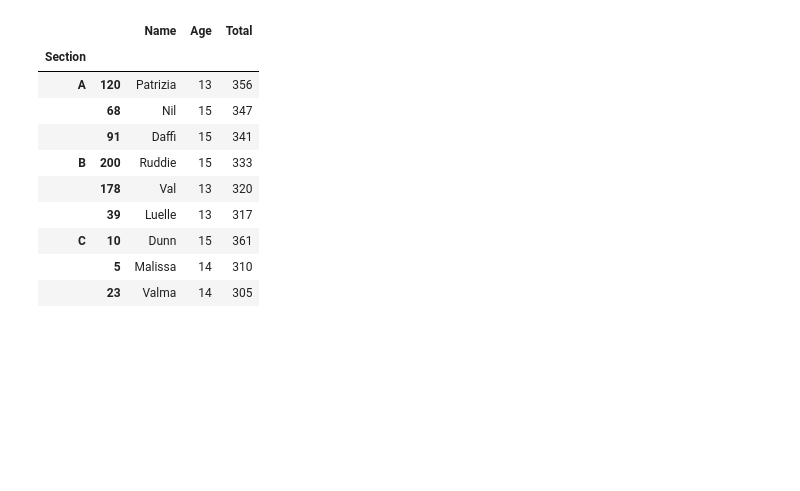
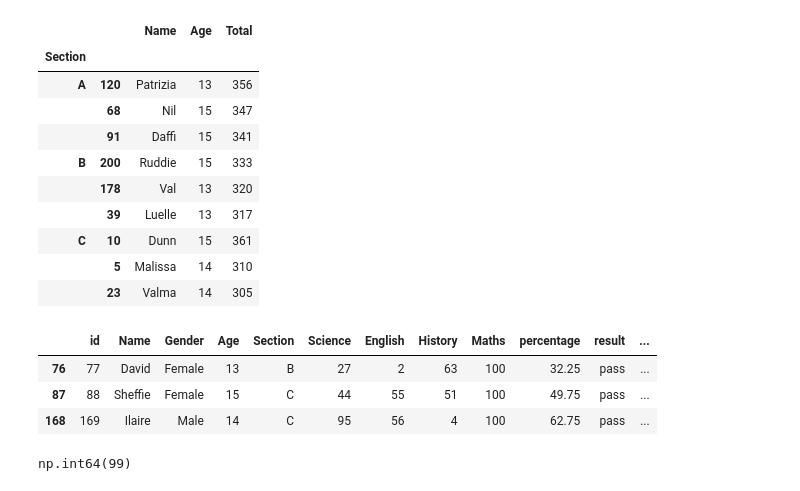
Before and after one commit to Balu-Palle/jupyterNotebook, a Jupyter notebook: 1.ipynb, the cells around one changed output. Cells and saved outputs as stored; diff of their text form; code cells hidden in the pictures; blank space fills up the shorter version.

```diff
--- a/1.ipynb
+++ b/1.ipynb
@@ -499,3 +499,16 @@ df.groupby('Section').apply(lambda x: x.nlargest(3,'Total'))[['Name','Age','Tota
 |  | 23 | Valma | 14 | 305 |
 # %%
 #. Find the second highest scorer in Maths.
+second=df['Maths'].nlargest(2).iloc[-1]
+
+df[df['Maths']==second]
+# %% [output]
+|  | id | Name | Gender | Age | Section | Science | English | History | Maths | percentage | result | ... |
+| 76 | 77 | David | Female | 13 | B | 27 | 2 | 63 | 100 | 32.25 | pass | ... |
+| 87 | 88 | Sheffie | Female | 15 | C | 44 | 55 | 51 | 100 | 49.75 | pass | ... |
+| 168 | 169 | Ilaire | Male | 14 | C | 95 | 56 | 4 | 100 | 62.75 | pass | ... |
+# %%
+df.sort_values('Maths',ascending=False).iloc[3]
+df['Maths'].drop_duplicates().nlargest(2).iloc[-1]
+# %% [output]
+np.int64(99)
```
